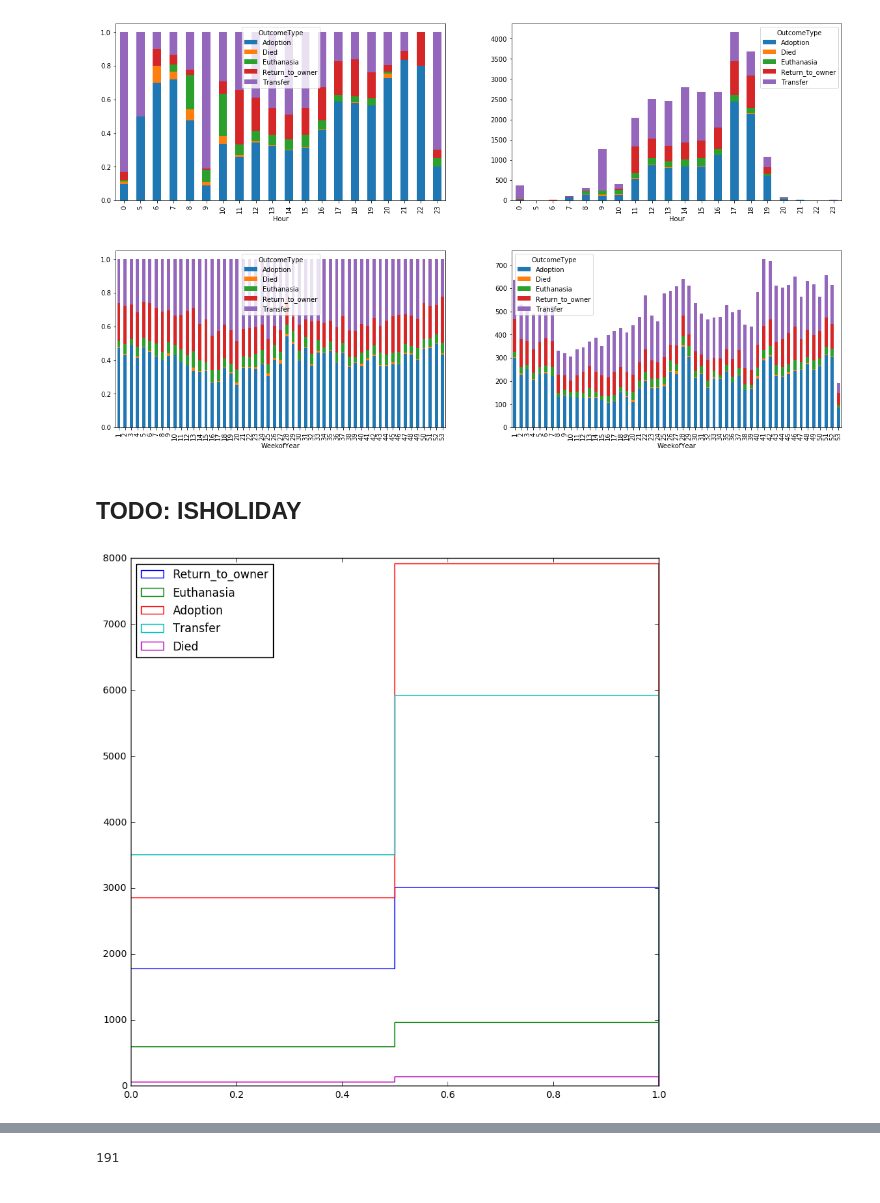
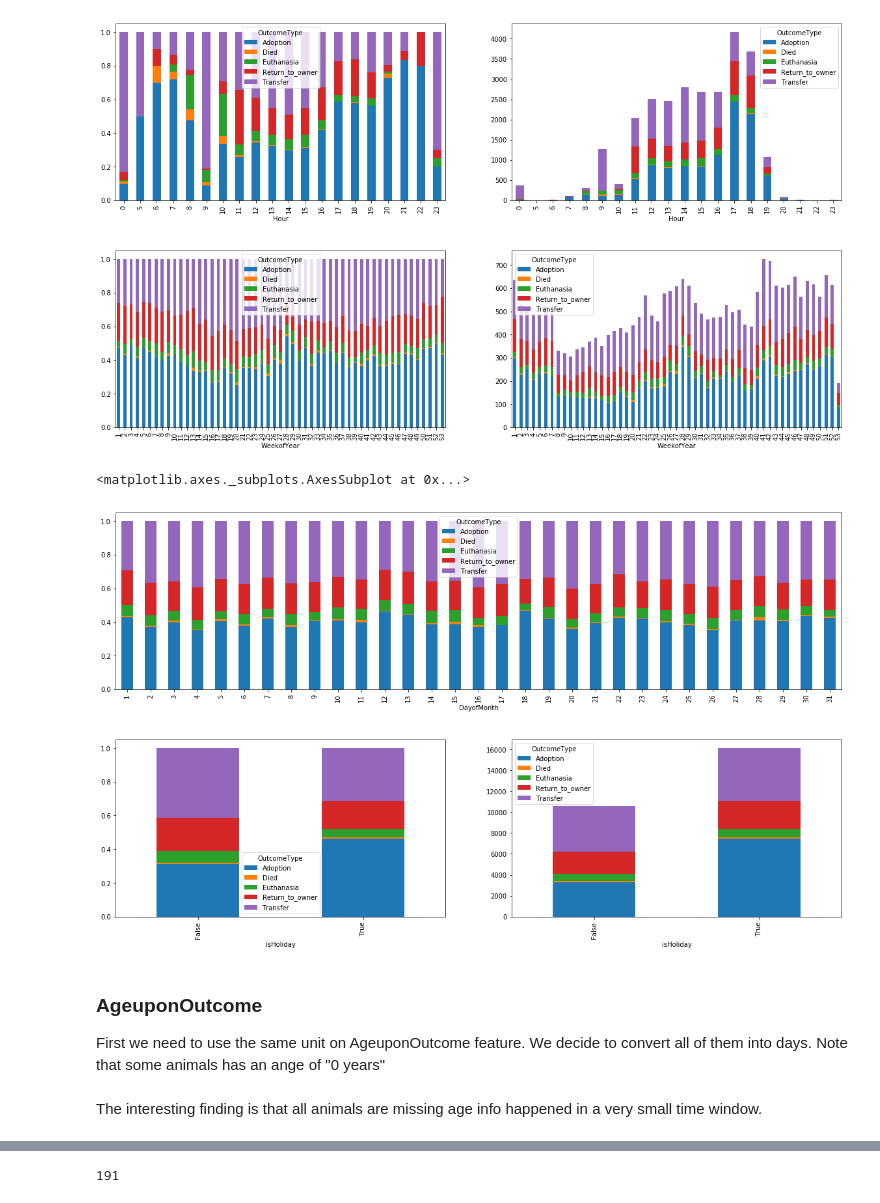
Before and after one commit to mspinelli/animal_shelter, a Jupyter notebook: DataExplore.ipynb, the cells around one changed output, grey strips where cells are left out. Drawn from its saved outputs; the diff is of its cells as text; code cells hidden in the pictures.

```diff
--- a/DataExplore.ipynb
+++ b/DataExplore.ipynb
@@ -23,7 +16,7 @@ animals.head()
 Our target column is "OutcomeType". First we are interested to see how the "AnimalType" and "SexuponOutcome" attributes affect an animals outcome.
 # %%
 f, axs = plt.subplots(ncols=2)
-figsize(20,10)
+f.set_size_inches(20, 10)
 plt.subplots_adjust(right=1)
 df1 = animals.groupby("AnimalType").OutcomeType.value_counts(normalize=True).unstack()
 df1.plot(kind="barh", stacked=True, ax=axs[0])
@@ -98,10 +90,11 @@ animals['Month'] = animals.Timestamps.dt.month
 animals['Weekday'] = animals.Timestamps.dt.weekday
 animals['Hour'] = animals.Timestamps.dt.hour
 animals['WeekofYear'] = animals.Timestamps.dt.weekofyear
+animals['DayofMonth'] = animals.Timestamps.dt.day
 # %%
 def plot_datetime_features(feature):
     f, axs = plt.subplots(ncols=2)
-    figsize(20,5)
+    f.set_size_inches(20,5)
     animals.groupby(feature).OutcomeType.value_counts(normalize=True).unstack().plot(kind="bar", stacked=True, ax=axs[0])
     animals.groupby(feature).OutcomeType.value_counts().unstack().plot(kind="bar", stacked=True, ax=axs[1])
 # %%
@@ -125,6 +120,4 @@ plot_datetime_features("Hour")
 # %%
 plot_datetime_features("WeekofYear")
 # %% [output]
-[figure, old version]
+[figure, new version]
-# %% [markdown]
-## TODO: ISHOLIDAY
@@ -146,16 +139,25 @@ class MyHolidays(holidays.UnitedStates):
         self[date(year, 5, 1) + relativedelta(weekday=SU(+2))] = "Mother's Day"
         self[date(year, 6, 1) + relativedelta(weekday=SU(+3))] = "Father's Day"
         self[date(year, 10, 31)] = "Halloween"
+# %%
+ animals.groupby("DayofMonth").OutcomeType.value_counts(normalize=True).unstack().plot(kind="bar", stacked=True)
+# %% [output]
+<matplotlib.axes._subplots.AxesSubplot at 0x...>
+[figure, added]
 # %%
 def is_holiday(t):
     tx_holidays = MyHolidays(state="TX", years =[2015])
     dt = datetime.datetime.strptime(t, r"%Y-%m-%d %H:%M:%S")
-    if (dt.month in [1,6,7,8]) or (dt.date() in tx_holidays) or dt.weekday() in [5,6,0]:
+    if (dt.month in [1,12,7,8]) or (dt.date() in tx_holidays) or dt.weekday() in [5,6]:
         return True
     return False
 # %%
 animals["isHoliday"] = animals["DateTime"].apply(is_holiday)
-
-get_step_graph("isHoliday", 2)
+plot_datetime_features("isHoliday")
 # %% [output]
-[figure, old version]
+[figure, new version]
+# %% [markdown]
+### AgeuponOutcome
+First we need to use the same unit on AgeuponOutcome feature. We decide to convert all of them into days. Note that some animals has an ange of "0 years"
+# %% [markdown]
+The interesting finding is that all animals are missing age info happened in a very small time window.
```
Also changed, not shown: parts of 78 cells of this notebook.
